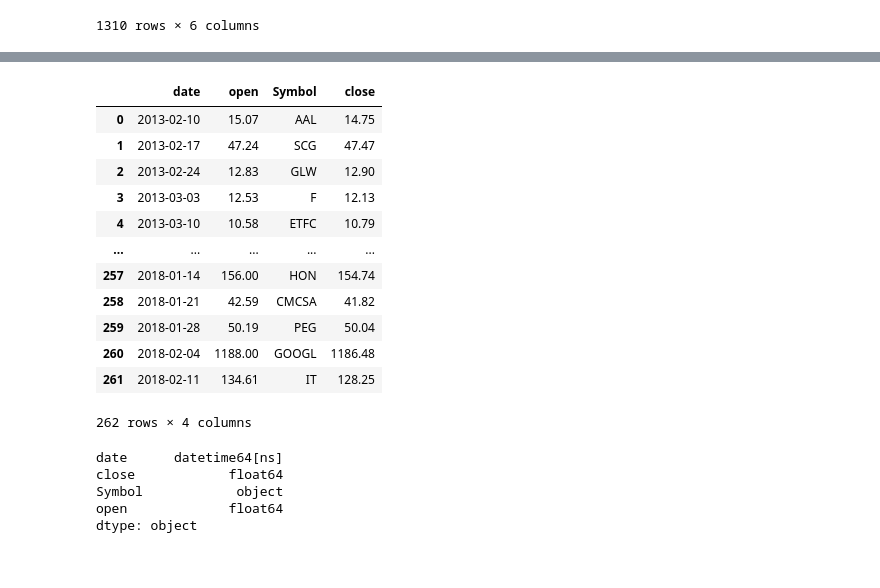
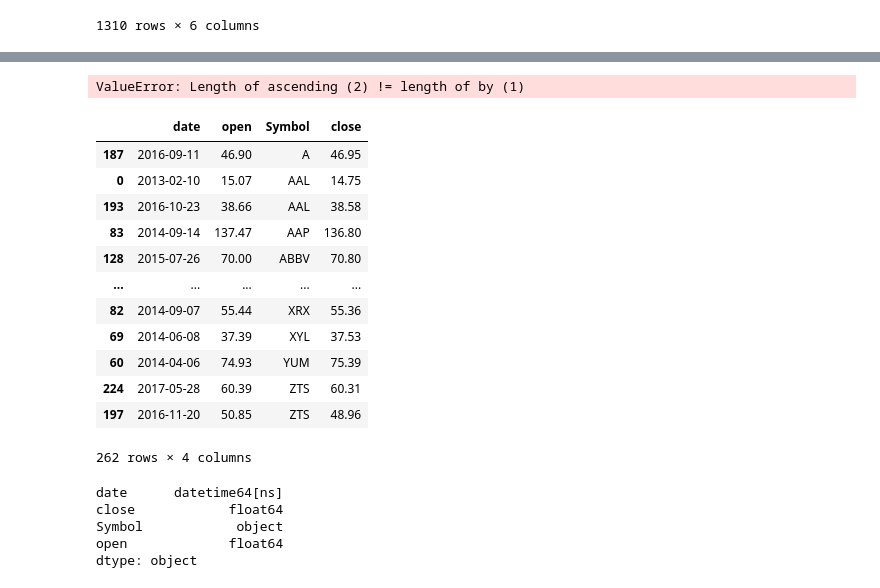
Before and after one commit to Jdshah06/S-P-500-Stock-Analysis, a Jupyter notebook: Project Test.ipynb, the cells around one changed output, grey strips where cells are left out. Cells and saved outputs as stored; diff of their text form; code cells hidden in the pictures.

```diff
--- a/Project Test.ipynb
+++ b/Project Test.ipynb
@@ -192,19 +176,25 @@ end_weekly_change_df
-# %%
-beg_weekly_change_df
-# %% [output]
-|  | date | open | Symbol | close |
-| 0 | 2013-02-10 | 15.07 | AAL | 14.75 |
-| 1 | 2013-02-17 | 47.24 | SCG | 47.47 |
-| 2 | 2013-02-24 | 12.83 | GLW | 12.90 |
-| 3 | 2013-03-03 | 12.53 | F | 12.13 |
-| 4 | 2013-03-10 | 10.58 | ETFC | 10.79 |
-| ... | ... | ... | ... | ... |
-| 257 | 2018-01-14 | 156.00 | HON | 154.74 |
-| 258 | 2018-01-21 | 42.59 | CMCSA | 41.82 |
-| 259 | 2018-01-28 | 50.19 | PEG | 50.04 |
-| 260 | 2018-02-04 | 1188.00 | GOOGL | 1186.48 |
-| 261 | 2018-02-11 | 134.61 | IT | 128.25 |
-262 rows × 4 columns
+# %%
+end_weekly_change_df= end_weekly_change_df.sort_values(by= 'Symbol', ascending= "False")
+end_weekly_change_df
+# %% [output]
+ValueError: Length of ascending (2) != length of by (1)
+# %%
+beg_weekly_change_df= beg_weekly_change_df.sort_values(by= 'Symbol', ascending= "False")
+beg_weekly_change_df
+# %% [output]
+|  | date | open | Symbol | close |
+| 187 | 2016-09-11 | 46.90 | A | 46.95 |
+| 0 | 2013-02-10 | 15.07 | AAL | 14.75 |
+| 193 | 2016-10-23 | 38.66 | AAL | 38.58 |
+| 83 | 2014-09-14 | 137.47 | AAP | 136.80 |
+| 128 | 2015-07-26 | 70.00 | ABBV | 70.80 |
+| ... | ... | ... | ... | ... |
+| 82 | 2014-09-07 | 55.44 | XRX | 55.36 |
+| 69 | 2014-06-08 | 37.39 | XYL | 37.53 |
+| 60 | 2014-04-06 | 74.93 | YUM | 75.39 |
+| 224 | 2017-05-28 | 60.39 | ZTS | 60.31 |
+| 197 | 2016-11-20 | 50.85 | ZTS | 48.96 |
+262 rows × 4 columns
 # %%
 end_weekly_change_df.dtypes
 # %% [output]
```
Also changed, not shown: parts of 4 cells of this notebook, 3 other files.
